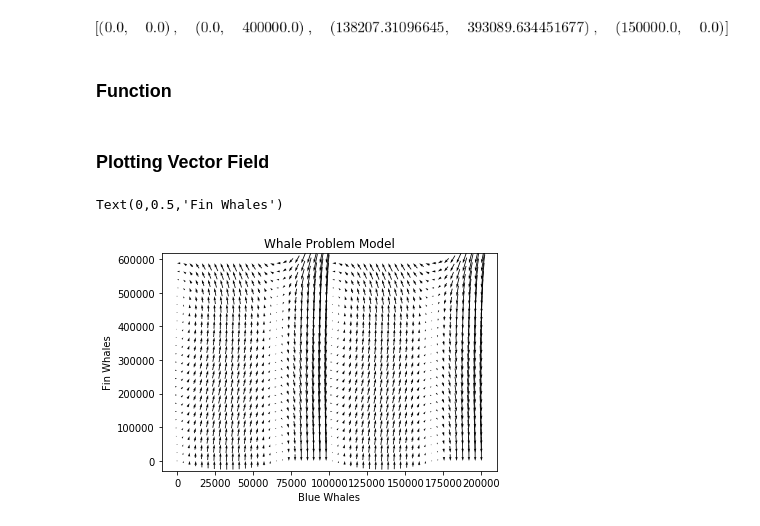
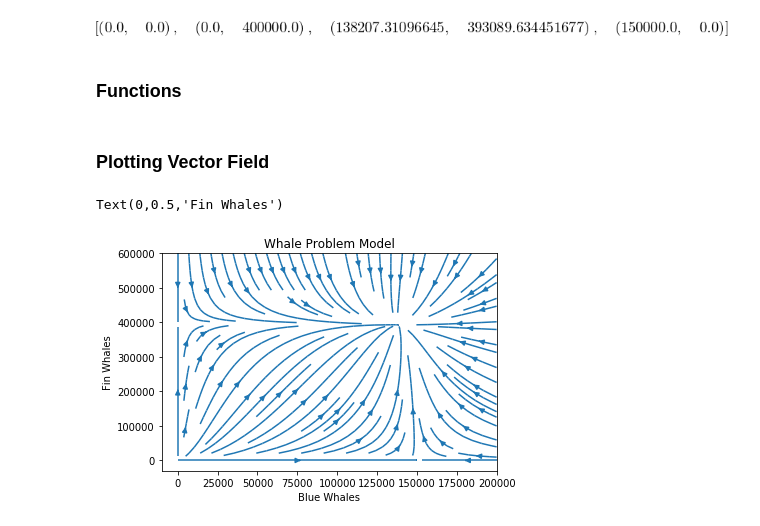
Before and after one commit to cbamedjonekou/cbamedjonekou.github.io, a Jupyter notebook: Labs/MAT 4880-D692 (Math Modeling II)/MAT 4880-D692 (Math Modeling II) Whale Problem.ipynb, the cells around one changed output. Drawn from its saved outputs; the diff is of its cells as text; code cells hidden in the pictures.

```diff
--- a/Labs/MAT 4880-D692 (Math Modeling II)/MAT 4880-D692 (Math Modeling II) Whale Problem.ipynb
+++ b/Labs/MAT 4880-D692 (Math Modeling II)/MAT 4880-D692 (Math Modeling II) Whale Problem.ipynb
@@ -64,7 +64,7 @@ solve([dBdt, dFdt], B, F)
 # %% [output]
 [figure]
 # %% [markdown]
-### Function
+### Functions
 # %%
 def dB_dt(blue, fin):
     growth_Blue = 0.05*blue*(1-blue/150000)
@@ -83,28 +83,24 @@ def dF_dt(blue, fin):
 # %%
 %matplotlib inline
 
 # Creates the length of the 'X' and 'Y' Axis
 x, y = np.linspace(0, 200000), np.linspace(0, 600000)
 X, Y = np.meshgrid(x, y)
 
 # The approximated points of the functions dB/dt and dF/dt
-U, V = [dB_dt(i, j) for i in x for j in y], [dF_dt(i, j) for i in x for j in y]
+# U, V = [dB_dt(i, j) for i in x for j in y], [dF_dt(i, j) for i in x for j in y]
+U, V = dB_dt(X, Y), dF_dt(X, Y)
 
 # Slice method used for indexing, specifically to make quiver plot vector arrows more visible
 
 # Creates the plot
 plt.figure()
-Quiver = plt.quiver(X[::2], Y[::2], U[::2], V[::2],
-                    units= 'height',
-                    angles= 'uv',
-                    scale= 200000,
-                    pivot= 'tip'
-                   )
+plt.streamplot(X, Y, U, V)
 
 # Sets title and axes
 plt.title('Whale Problem Model')
 plt.xlabel('Blue Whales')
 plt.ylabel('Fin Whales')
 # %% [output]
 Text(0,0.5,'Fin Whales')
-[figure, old version]
+[figure, new version]
```
Also changed, not shown: 1 other file.
